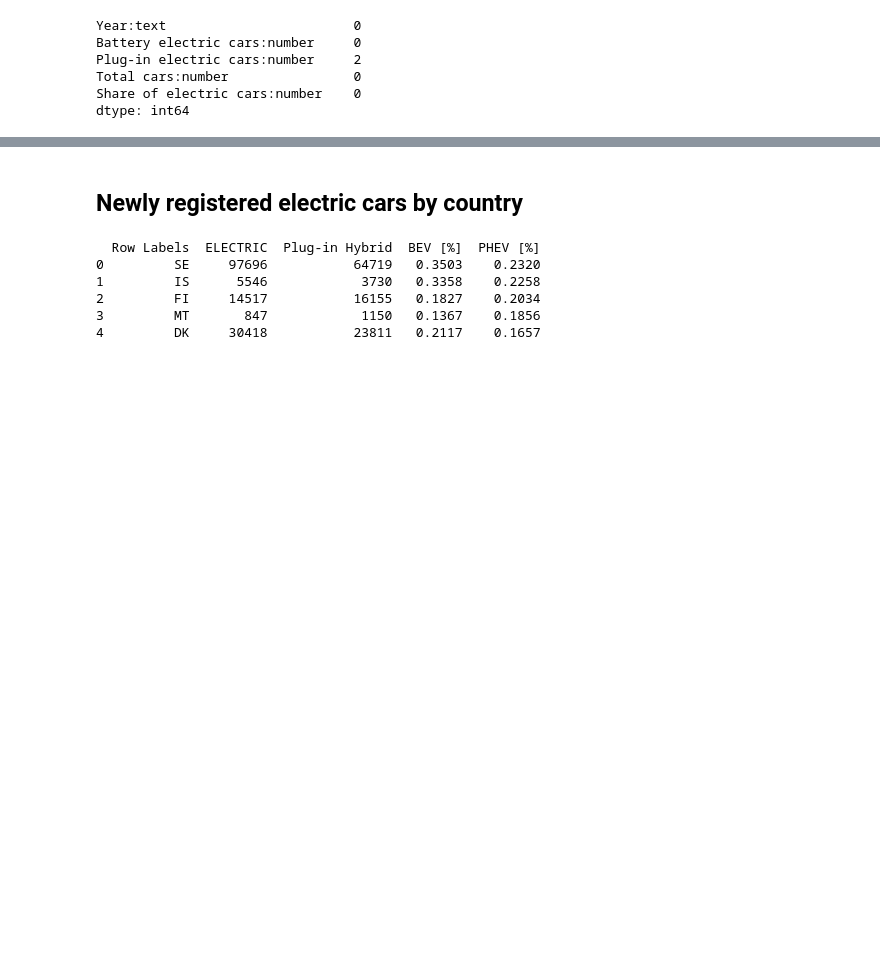
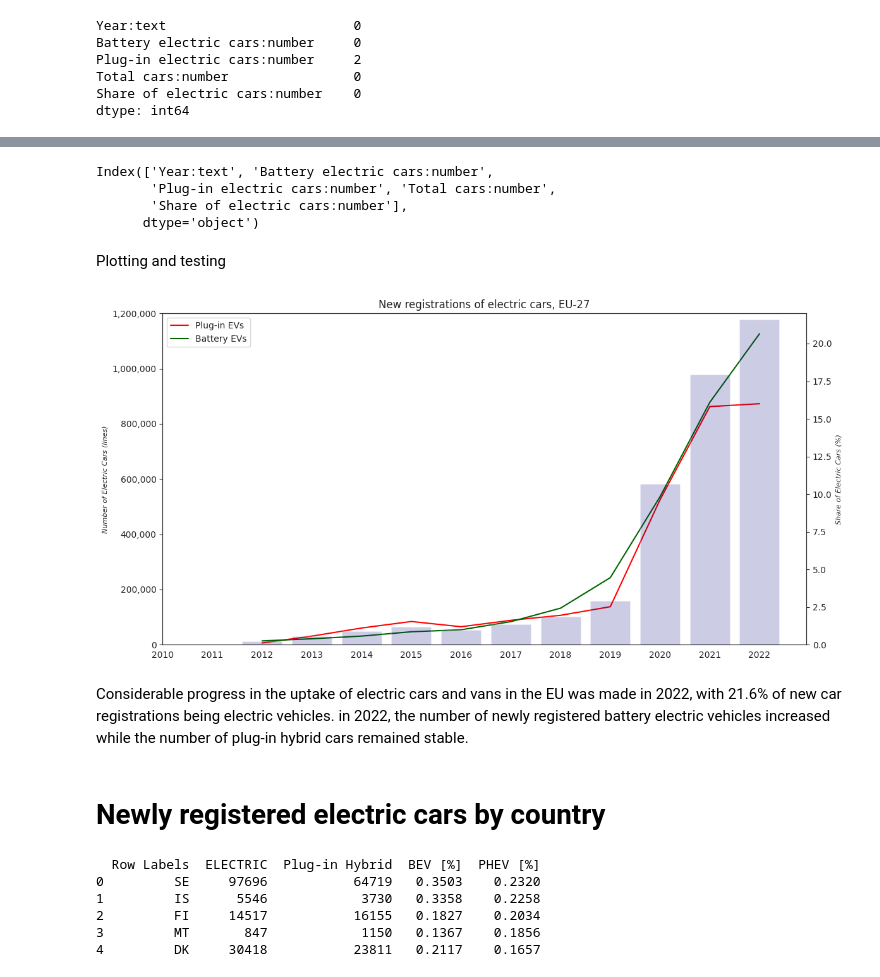
Before and after one commit to MicheleTKP/New-registrations-of-electric-vehicles-in-Europe, a Jupyter notebook: ev_registration_eu.ipynb, the cells around one changed output, grey strips where cells are left out. Saved outputs shown, nothing was run; the diff lists cells and outputs as text; code cells hidden in the pictures; blank space fills up the shorter version.

Commit message:
changes on the plots

```diff
--- a/ev_registration_eu.ipynb
+++ b/ev_registration_eu.ipynb
@@ -99,5 +54,69 @@ Index(['Year:text', 'Battery electric cars:number',
-# %% [markdown]
-## Newly registered electric cars by country
+# %%
+# Check the column names in the DataFrame
+print(ev_data.columns)
+# %% [output]
+Index(['Year:text', 'Battery electric cars:number',
+       'Plug-in electric cars:number', 'Total cars:number',
+       'Share of electric cars:number'],
+      dtype='object')
+# %% [markdown]
+Plotting and testing
+# %%
+import matplotlib.pyplot as plt
+from matplotlib.ticker import FuncFormatter
+
+# Grouping the data by 'Year' and summing the values of 'Plug-in' and 'Battery'
+ev_adoption_by_year = ev_data.groupby('Year:text').agg({
+    'Plug-in electric cars:number': 'sum',
+    'Battery electric cars:number': 'sum',
+    'Total cars:number': 'sum'
+}).reset_index()
+
+# Calculate the share of electric cars
+ev_adoption_by_year['Share of electric cars:number'] = (
+    (ev_adoption_by_year['Plug-in electric cars:number'] + ev_adoption_by_year['Battery electric cars:number'])
+    / ev_adoption_by_year['Total cars:number']) * 100
+
+# Plotting using only plt
+fig, ax1 = plt.subplots(figsize=(12, 6))  # Create the figure and the first axes
+
+# Create a second y-axis (ax2) for the share of electric cars
+ax2 = ax1.twinx()  # Create a twin Axes sharing the x-axis
+
+# Bar plot on the second y-axis (ax2) using plt
+ax2.bar(ev_adoption_by_year['Year:text'], ev_adoption_by_year['Share of electric cars:number'], color='navy', alpha=0.2)
+
+# # Format y-axis for ax2
+ax2.set_ylim(0, 22)
+ax2.set_ylabel('Share of Electric Cars (%)', fontsize=8, fontstyle='italic')
+
+# Line plot for Plug-in EVs and Battery EVs on the first y-axis (ax1)
+ax1.plot(ev_adoption_by_year['Year:text'], ev_adoption_by_year['Plug-in electric cars:number'], color='red', marker='', label='Plug-in EVs')
+ax1.plot(ev_adoption_by_year['Year:text'], ev_adoption_by_year['Battery electric cars:number'], color='darkgreen', marker='', label='Battery EVs')
+
+# Format y-axis for ax1
+ax1.yaxis.set_major_formatter(FuncFormatter(lambda x, _: f'{int(x):,}'))
+ax1.set_ylabel('Number of Electric Cars (lines)', fontsize=8, fontstyle='italic')  # Set label for the first y-axis
+ax1.set_ylim(0, 1200000)
+
+# Add title and labels for x-axis
+plt.title('New registrations of electric cars, EU-27')
+plt.xlabel('Year')
+plt.xticks(range(2010, 2023))
+
+
+# Add legends for line plots
+ax1.legend(loc='upper left')
+
+# Show the plot
+plt.tight_layout()
+plt.show()
+# %% [output]
+[figure, added]
+# %% [markdown]
+Considerable progress in the uptake of electric cars and vans in the EU was made in 2022, with 21.6% of new car registrations being electric vehicles. in 2022, the number of newly registered battery electric vehicles increased while the number of plug-in hybrid cars remained stable.
+# %% [markdown]
+# Newly registered electric cars by country
 # %%
 ev_data_by_country = pd.read_csv('FIG2-257004-TERM034-v3_Data.csv')
 print(ev_data_by_country.head())
```
Also changed, not shown: parts of 8 cells of this notebook, 2 other files.
